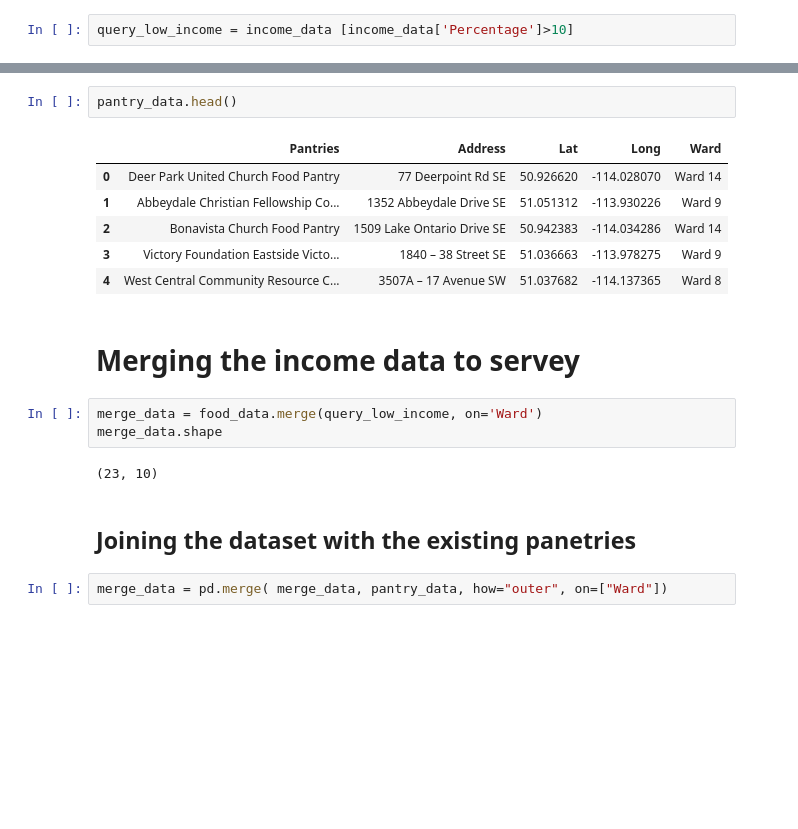
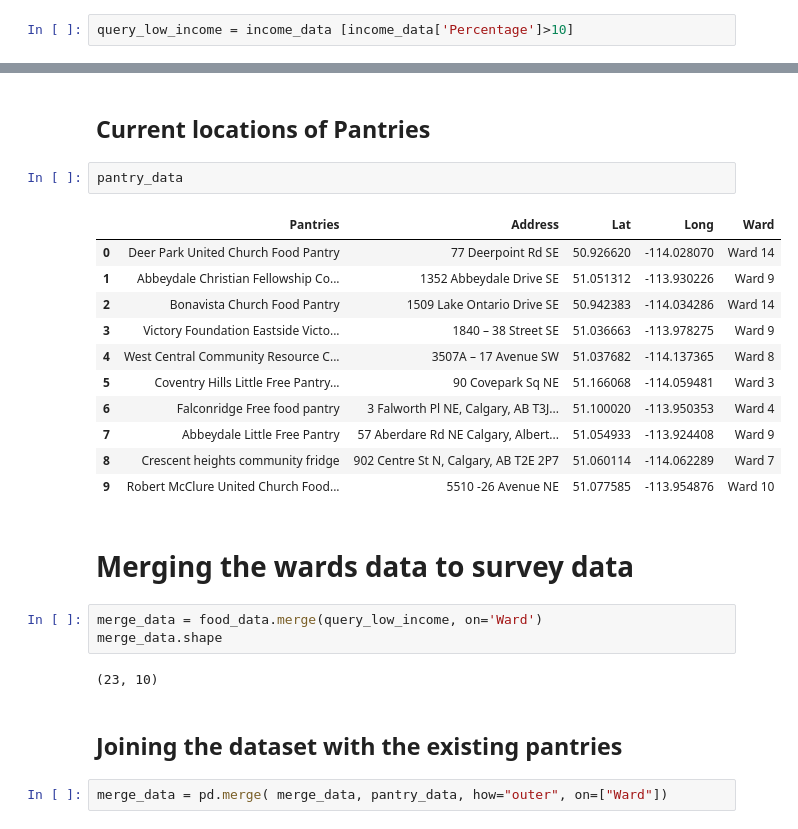
Before and after one commit to rsuman21/GeoWomen_Datathon, a Jupyter notebook: notebook/Food_Rescures.ipynb, the cells around one changed output, grey strips where cells are left out. Drawn from its saved outputs; the diff is of its cells as text; blank space fills up the shorter version.

```diff
--- a/notebook/Food_Rescures.ipynb
+++ b/notebook/Food_Rescures.ipynb
@@ -73,24 +77,31 @@ query_low_income
 | 7 | Ward 4 | 38530 | 2310 | 4920 | 12.769271 |
 | 10 | Ward 10 | 30915 | 1690 | 4040 | 13.068090 |
 | 11 | Ward 9 | 37490 | 2950 | 6235 | 16.631102 |
+# %% [markdown]
+## Current locations of Pantries
 # %%
-pantry_data.head()
+pantry_data
 # %% [output]
 |  | Pantries | Address | Lat | Long | Ward |
 | 0 | Deer Park United Church Food Pantry | 77 Deerpoint Rd SE | 50.926620 | -114.028070 | Ward 14 |
 | 1 | Abbeydale Christian Fellowship Co... | 1352 Abbeydale Drive SE | 51.051312 | -113.930226 | Ward 9 |
 | 2 | Bonavista Church Food Pantry | 1509 Lake Ontario Drive SE | 50.942383 | -114.034286 | Ward 14 |
 | 3 | Victory Foundation Eastside Victo... | 1840 – 38 Street SE | 51.036663 | -113.978275 | Ward 9 |
 | 4 | West Central Community Resource C... | 3507A – 17 Avenue SW | 51.037682 | -114.137365 | Ward 8 |
+| 5 | Coventry Hills Little Free Pantry... | 90 Covepark Sq NE | 51.166068 | -114.059481 | Ward 3 |
+| 6 | Falconridge Free food pantry | 3 Falworth Pl NE, Calgary, AB T3J... | 51.100020 | -113.950353 | Ward 4 |
+| 7 | Abbeydale Little Free Pantry | 57 Aberdare Rd NE Calgary, Albert... | 51.054933 | -113.924408 | Ward 9 |
+| 8 | Crescent heights community fridge | 902 Centre St N, Calgary, AB T2E 2P7 | 51.060114 | -114.062289 | Ward 7 |
+| 9 | Robert McClure United Church Food... | 5510 -26 Avenue NE | 51.077585 | -113.954876 | Ward 10 |
 # %% [markdown]
-# Merging the income data to servey
+# Merging the wards data to survey data
 # %%
 merge_data = food_data.merge(query_low_income, on='Ward')
 merge_data.shape
 # %% [output]
 (23, 10)
 # %% [markdown]
-## Joining the dataset with the existing panetries
+## Joining the dataset with the existing pantries
 # %%
 merge_data = pd.merge( merge_data, pantry_data, how="outer", on=["Ward"])
 # %%
```
Also changed, not shown: parts of 10 cells of this notebook.
